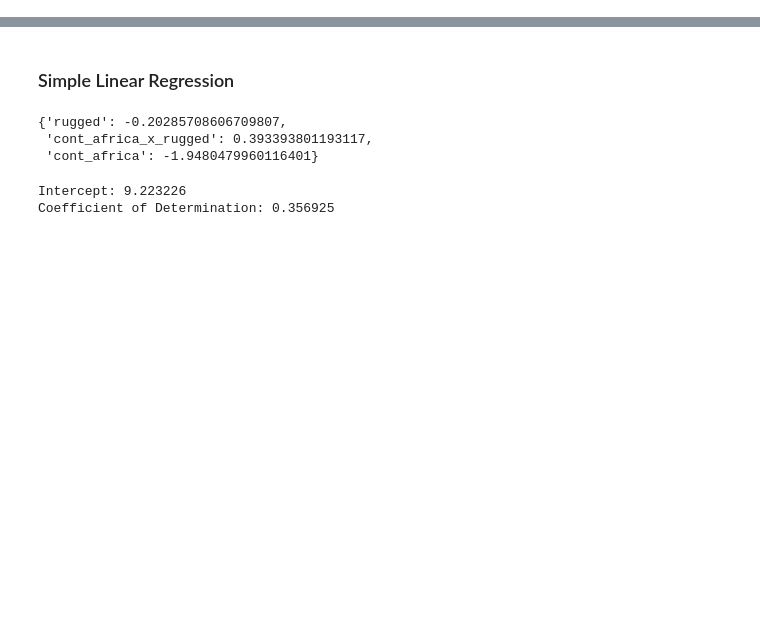
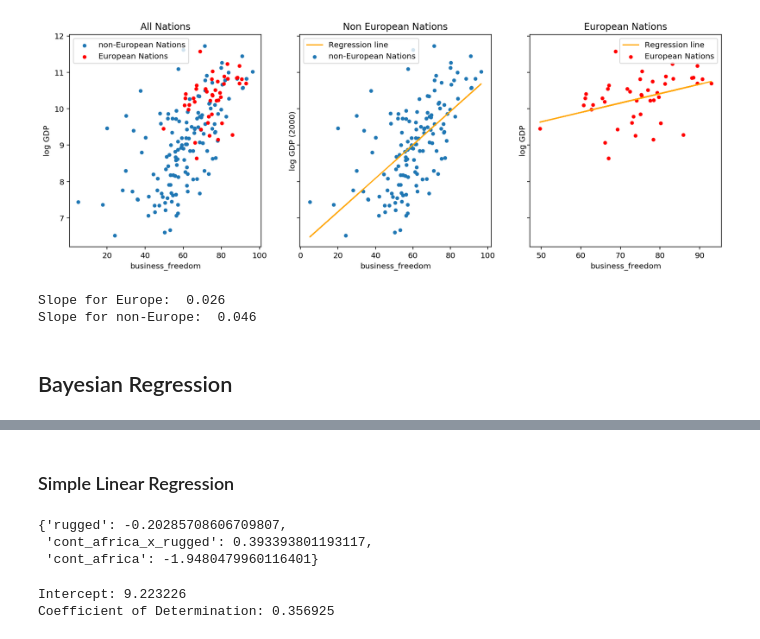
Before and after one commit to jramkiss/jramkiss.github.io, a Jupyter notebook: _posts/notebooks/regression_VS_bayesian_regression.ipynb, the cells around one changed output, grey strips where cells are left out. Cells and saved outputs as stored; diff of their text form; code cells hidden in the pictures; blank space fills up the shorter version.

```diff
--- a/_posts/notebooks/regression_VS_bayesian_regression.ipynb
+++ b/_posts/notebooks/regression_VS_bayesian_regression.ipynb
@@ -19,0 +92,57 @@ from sklearn.linear_model import LinearRegression
+# %%
+# predict log GPD using region and business freedom
+europe_gdp = reg.predict(inside_europe[features])
+non_europe_gdp = reg.predict(outside_europe[features])
+
+fig, ax = plt.subplots(nrows=1, ncols=3, figsize=(15, 5), sharey=True)
+ax[0].scatter(outside_europe["business_freedom"],
+              outside_europe["log_gdppc"],
+              label="non-European Nations",
+              s = 15)
+ax[0].scatter(inside_europe["business_freedom"],
+              inside_europe["log_gdppc"],
+              color = "red",
+              label="European Nations",
+              s = 15)
+ax[0].set(xlabel="business_freedom",
+          ylabel="log GDP",
+          title="All Nations");
+ax[0].legend()
+
+ax[1].plot(outside_europe["business_freedom"],
+           non_europe_gdp,
+           color = "orange",
+           label = "Regression line")
+ax[1].scatter(outside_europe["business_freedom"],
+              outside_europe["log_gdppc"],
+              label="non-European Nations",
+              s = 15)
+ax[1].set(xlabel="business_freedom",
+          ylabel="log GDP (2000)",
+          title="Non European Nations")
+
+ax[2].plot(inside_europe["business_freedom"],
+           europe_gdp,
+           color = "orange",
+           label = "Regression line")
+ax[2].scatter(inside_europe["business_freedom"],
+              inside_europe["log_gdppc"],
+              color = "red",
+              label="European Nations",
+              s = 15)
+ax[2].set(xlabel="business_freedom",
+          ylabel="log GDP",
+          title="European Nations")
+ax[1].legend()
+ax[2].legend();
+# %% [output]
+[figure, added]
+# %%
+# backout the slopes of lines for nations in and out of Africa
+print("Slope for Europe: ", round(coef["business_freedom"] + coef["business_freedom_x_region"], 3))
+print("Slope for non-Europe: ", round(coef["business_freedom"], 3))
+# %% [output]
+Slope for Europe:  0.026
+Slope for non-Europe:  0.046
+# %% [markdown]
+## Bayesian Regression
```
Also changed, not shown: parts of 24 cells of this notebook.
